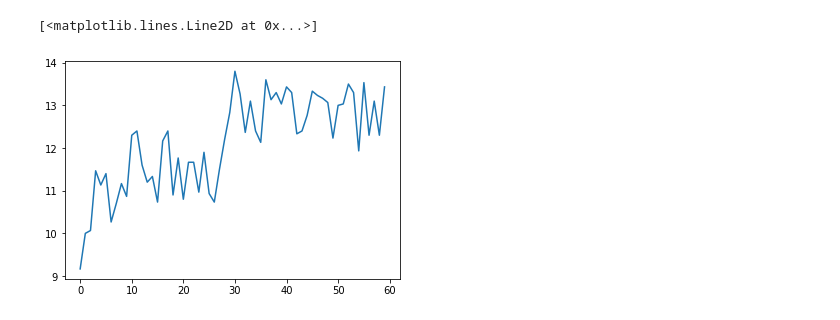
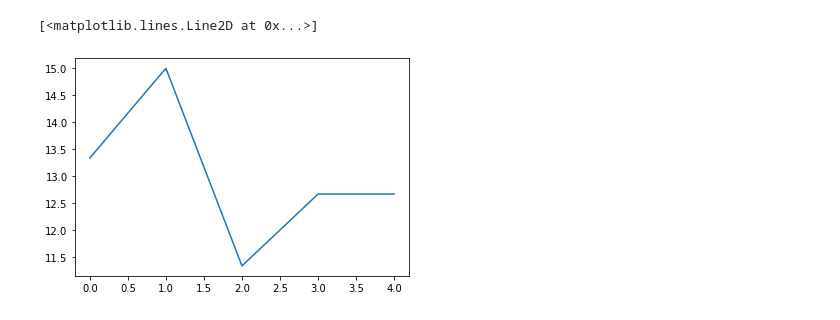
Before and after one commit to LeonMehl/SpaceInvaders, a Jupyter notebook: SpaceInvadersReinforce.ipynb, the cells around one changed output. Cells and saved outputs as stored; diff of their text form; code cells hidden in the pictures.

```diff
--- a/SpaceInvadersReinforce.ipynb
+++ b/SpaceInvadersReinforce.ipynb
@@ -639,8 +659,8 @@ a = [9.166666666666666, 10, 10.066666666666666, 11.466666666666667, 11.133333333
 # %%
 import matplotlib.pyplot as plt
 
-x = range(len(a))
-plt.plot(x,a)
+x = range(len(overallscores))
+plt.plot(x,overallscores)
 # %% [output]
 [<matplotlib.lines.Line2D at 0x...>]
-[figure, old version]
+[figure, new version]
```
Also changed, not shown: parts of 2 cells of this notebook.
